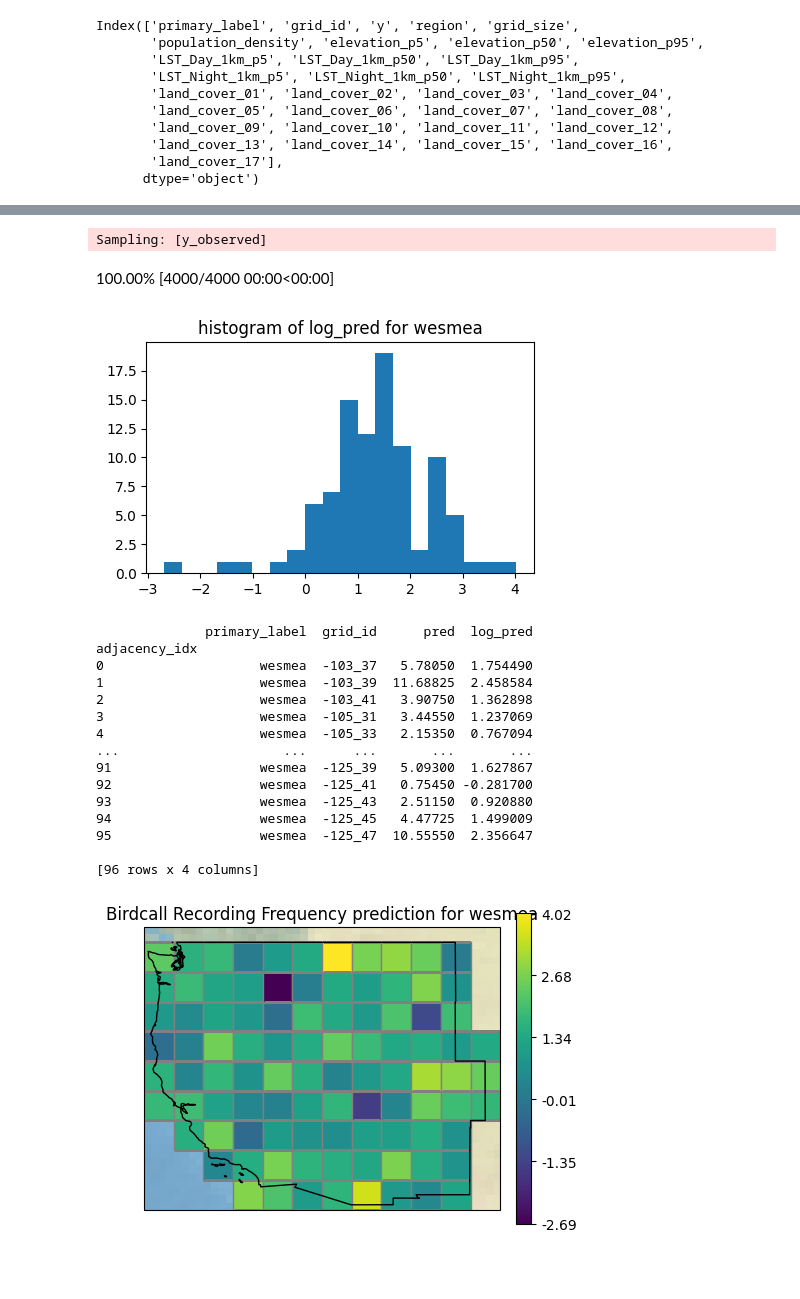
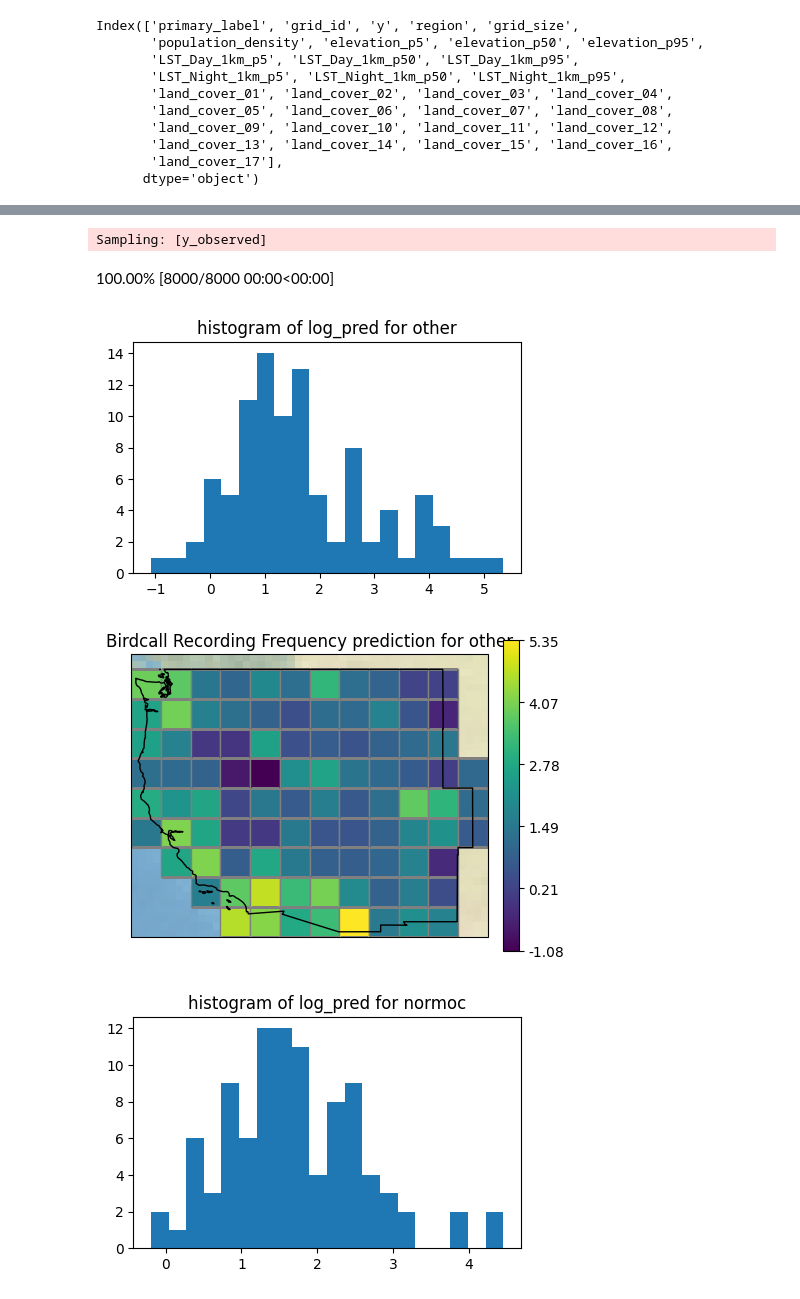
Before and after one commit to acmiyaguchi/iyse4620-birdcall-distributions, a Jupyter notebook: notebooks/2022-11-29-more-modeling.ipynb, the cells around one changed output, grey strips where cells are left out. Saved outputs shown, nothing was run; the diff lists cells and outputs as text; code cells hidden in the pictures; blank space fills up the shorter version.

```diff
--- a/notebooks/2022-11-29-more-modeling.ipynb
+++ b/notebooks/2022-11-29-more-modeling.ipynb
@@ -62,14 +62,16 @@ Index(['primary_label', 'grid_id', 'y', 'region', 'grid_size',
        'land_cover_17'],
       dtype='object')
 # %%
+landcover_cols = [f"land_cover_{i:02d}" for i in [7, 8, 9, 10, 16]]
 data_cols = [
     "population_density",
     "elevation_p50",
     "LST_Day_1km_p95",
     "LST_Night_1km_p5",
+    *landcover_cols,
 ]
 scaled_data_df = prepare_scaled_data(
-    prep_df, data_cols, ["population_density"], intercept=False
+    prep_df, data_cols, ["population_density"] + landcover_cols, intercept=False
 )
 
 species_cat = prep_df.primary_label.astype("category")
@@ -87,9 +89,15 @@ with pm.Model(coords=coords) as full_model:
     X = pm.ConstantData("X", scaled_data_df.values)
 
     alpha = pm.Beta("alpha", 5, 1)
-    sigma_phi = pm.InverseGamma("sigma_phi", 0, 0.01)
+    # alpha = pm.Uniform("alpha", 0, 1)
+    sigma_phi = pm.Uniform("sigma_phi", 0, 20)
     phi = pm.CAR(
-        "phi", mu=np.zeros(W.shape[0]), tau=sigma_phi, alpha=alpha, W=W, dims="adj_idx"
+        "phi",
+        mu=np.zeros(W.shape[0]),
+        tau=1 / sigma_phi,
+        alpha=alpha,
+        W=W,
+        dims="adj_idx",
     )
     intercept = pm.Normal("intercept", mu=0, tau=1e-4)
     betas = pm.Normal(
@@ -114,7 +122,7 @@ pm.model_to_graphviz(full_model)
 [drawing not drawn]
 # %%
 with full_model:
-    trace_full = pm.sample(1000, cores=8, target_accept=0.8)
+    trace_full = pm.sample(1000, cores=8, target_accept=0.9)
 # %% [output]
 Multiprocess sampling (8 chains in 8 jobs)
 CompoundStep
@@ -146,25 +159,12 @@ array([<AxesSubplot: title={'center': '94.0% HDI'}>], dtype=object)
 # %%
 with full_model:
     ppc_full = pm.sample_posterior_predictive(trace_full)
 
-plot_ppc(prep_df, ppc_full, "wesmea", "log_pred")
+for species in prep_df.primary_label.unique():
+    plot_ppc_species(prep_df, ppc_full, species, "log_pred")
 # %% [output]
 Sampling: [y_observed]
-100.00% [4000/4000 00:00<00:00]
+100.00% [8000/8000 00:00<00:00]
-[figure, old version]
+[figure, new version]
-              primary_label  grid_id      pred  log_pred
-adjacency_idx
-0                    wesmea  -103_37   5.78050  1.754490
-1                    wesmea  -103_39  11.68825  2.458584
-2                    wesmea  -103_41   3.90750  1.362898
-3                    wesmea  -105_31   3.44550  1.237069
-4                    wesmea  -105_33   2.15350  0.767094
-...                     ...      ...       ...       ...
-91                   wesmea  -125_39   5.09300  1.627867
-92                   wesmea  -125_41   0.75450 -0.281700
-93                   wesmea  -125_43   2.51150  0.920880
-94                   wesmea  -125_45   4.47725  1.499009
-95                   wesmea  -125_47  10.55550  2.356647
-
-[96 rows x 4 columns]
-[figure, old version]
+[figure, new version]
+[figure, added]
```
Also changed, not shown: parts of 5 cells of this notebook, 5 other files.
